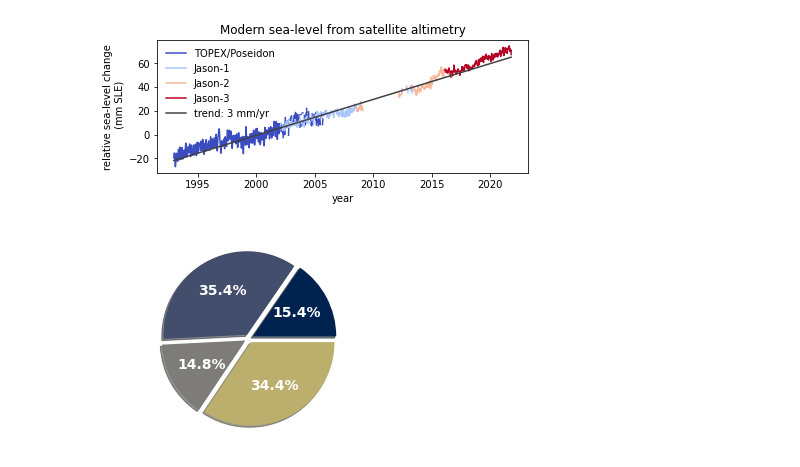
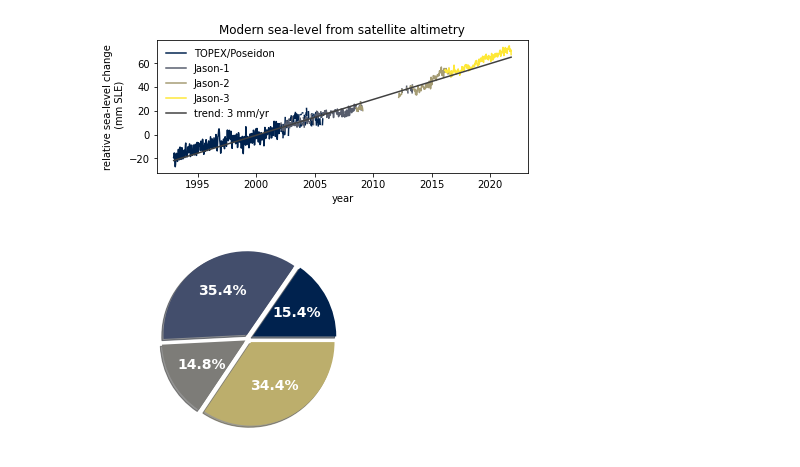
Before and after one commit to pism/pism-talks, a Jupyter notebook: 2021_11_geo/sea-level-from-altimetry.ipynb, the cells around one changed output. Saved outputs shown, nothing was run; the diff lists cells and outputs as text; code cells hidden in the pictures.

```diff
--- a/2021_11_geo/sea-level-from-altimetry.ipynb
+++ b/2021_11_geo/sea-level-from-altimetry.ipynb
@@ -8,23 +8,23 @@ sl_ns = pd.read_csv("https://www.star.nesdis.noaa.gov/socd/lsa/SeaLevelRise/slr/
 # %%
 fig = plt.figure(figsize=(6.2, 2.8))
 ax = fig.add_subplot(111)
-sl_ns.plot(ax=ax, colormap="coolwarm")
+sl_ns.plot(ax=ax, colormap="cividis")
 sl_ns["mean"] = sl_ns.mean(axis=1)
 X = sl_ns.index
 y = sl_ns["mean"]
 X = sm.add_constant(X)
 model = sm.OLS(y, X).fit()
 b, a = model.params
 l_trend = ax.plot(sl_ns.index, a * sl_ns.index + b, color="0.25", label=f"trend: {a:.0f} mm/yr")
 legend = ax.legend(loc="upper left")
 legend.get_frame().set_linewidth(0.0)
 legend.get_frame().set_alpha(0.0)
 ax.set_ylabel("relative sea-level change\n (mm SLE)")
 plt.title("Modern sea-level from satellite altimetry")
 fig.tight_layout()
 fig.savefig("figures/sea-level-from-altimetry.pdf")
 # %% [output]
-[figure, old version]
+[figure, new version]
 # %%
 theme = plt.get_cmap("cividis")
 
```
Also changed, not shown: 9 other files.
